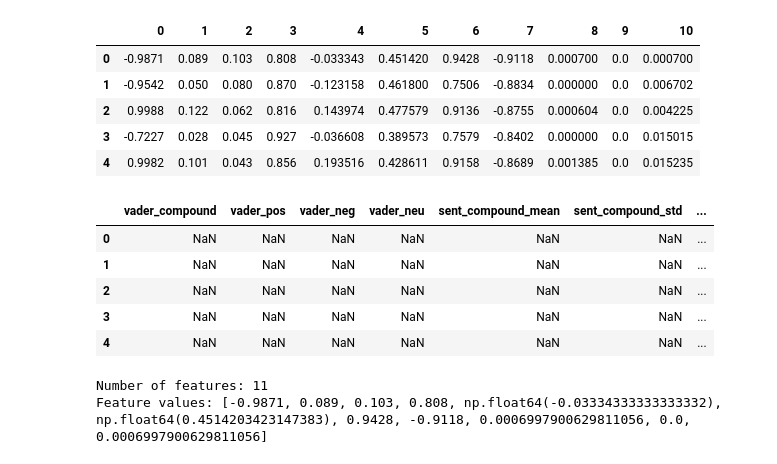
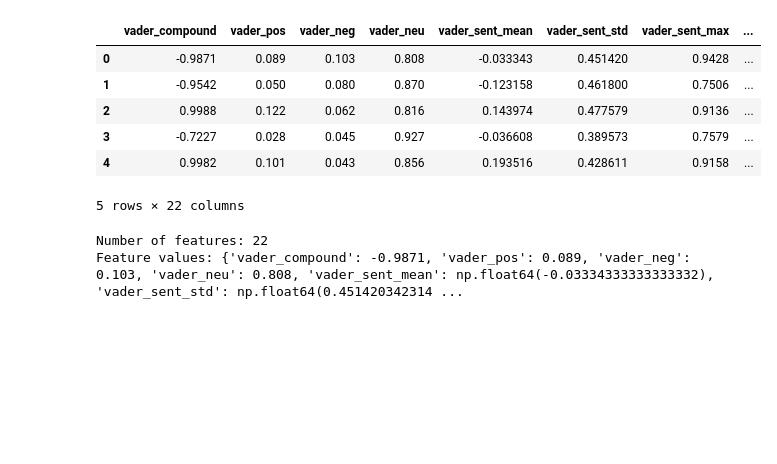
Before and after one commit to nks8566/NLP_Project, a Jupyter notebook: sentiment_model.ipynb, the cells around one changed output. Cells and saved outputs as stored; diff of their text form; code cells hidden in the pictures; blank space fills up the shorter version.

```diff
--- a/sentiment_model.ipynb
+++ b/sentiment_model.ipynb
@@ -26,7 +19,7 @@ nltk.download('punkt_tab')
 True
 # %%
-#data_dir = "/Users/sarah/Documents/SMU/NLP/Article-Bias-Prediction-main/data"
-data_dir = "C:\\Users\\nia_4\\SMU\\8sem\\nlp\\project\\data"
+data_dir = "/Users/sarah/Documents/SMU/NLP/Article-Bias-Prediction-main/data"
+#data_dir = "C:\\Users\\nia_4\\SMU\\8sem\\nlp\\project\\data"
 
 X_train, y_train = load_split(data_dir, "media", "train")
 X_val, y_val = load_split(data_dir, "media", "valid")
@@ -60,3 +37,22 @@ X_test_scaled = scaler.transform(X_test_feat)
+# %%
+from joblib import Parallel, delayed
+
+# speed up feature extraction with parallel processing
+def extract_features_batch(texts: list, n_jobs: int = -1) -> "pd.DataFrame":
+    rows = Parallel(n_jobs=n_jobs)(delayed(extract_emotionality_features)(t) for t in texts)
+    return pd.DataFrame(rows)
+# %%
+from sklearn.preprocessing import StandardScaler
+# extract features for all splits
+
+X_train_feat = extract_features_batch(X_train)
+X_val_feat   = extract_features_batch(X_val)
+X_test_feat  = extract_features_batch(X_test)
+
+scaler = StandardScaler()
+X_train_scaled = scaler.fit_transform(X_train_feat)
+X_val_scaled   = scaler.transform(X_val_feat)
+X_test_scaled  = scaler.transform(X_test_feat)
 # %%
 from sklearn.linear_model import LogisticRegression
 from sklearn.metrics import classification_report
@@ -126,29 +144,17 @@ X_test_scaled = scaler.transform(X_test_features)
 # %%
-X_train_features =pd.DataFrame(X_train_features)
-X_val_features = pd.DataFrame(X_val_features)
-X_test_features = pd.DataFrame(X_test_features)
-
-X_train_features.head()
+X_train_feat.head()
 # %% [output]
-|  | 0 | 1 | 2 | 3 | 4 | 5 | 6 | 7 | 8 | 9 | 10 |
-| 0 | -0.9871 | 0.089 | 0.103 | 0.808 | -0.033343 | 0.451420 | 0.9428 | -0.9118 | 0.000700 | 0.0 | 0.000700 |
-| 1 | -0.9542 | 0.050 | 0.080 | 0.870 | -0.123158 | 0.461800 | 0.7506 | -0.8834 | 0.000000 | 0.0 | 0.006702 |
-| 2 | 0.9988 | 0.122 | 0.062 | 0.816 | 0.143974 | 0.477579 | 0.9136 | -0.8755 | 0.000604 | 0.0 | 0.004225 |
-| 3 | -0.7227 | 0.028 | 0.045 | 0.927 | -0.036608 | 0.389573 | 0.7579 | -0.8402 | 0.000000 | 0.0 | 0.015015 |
-| 4 | 0.9982 | 0.101 | 0.043 | 0.856 | 0.193516 | 0.428611 | 0.9158 | -0.8689 | 0.001385 | 0.0 | 0.015235 |
+|  | vader_compound | vader_pos | vader_neg | vader_neu | vader_sent_mean | vader_sent_std | vader_sent_max | ... |
+| 0 | -0.9871 | 0.089 | 0.103 | 0.808 | -0.033343 | 0.451420 | 0.9428 | ... |
+| 1 | -0.9542 | 0.050 | 0.080 | 0.870 | -0.123158 | 0.461800 | 0.7506 | ... |
+| 2 | 0.9988 | 0.122 | 0.062 | 0.816 | 0.143974 | 0.477579 | 0.9136 | ... |
+| 3 | -0.7227 | 0.028 | 0.045 | 0.927 | -0.036608 | 0.389573 | 0.7579 | ... |
+| 4 | 0.9982 | 0.101 | 0.043 | 0.856 | 0.193516 | 0.428611 | 0.9158 | ... |
+5 rows × 22 columns
-# %%
-X_train_df.head()
-# %% [output]
-|  | vader_compound | vader_pos | vader_neg | vader_neu | sent_compound_mean | sent_compound_std | ... |
-| 0 | NaN | NaN | NaN | NaN | NaN | NaN | ... |
-| 1 | NaN | NaN | NaN | NaN | NaN | NaN | ... |
-| 2 | NaN | NaN | NaN | NaN | NaN | NaN | ... |
-| 3 | NaN | NaN | NaN | NaN | NaN | NaN | ... |
-| 4 | NaN | NaN | NaN | NaN | NaN | NaN | ... |
 # %%
 test_features = extract_emotionality_features(X_train[0])
 print("Number of features:", len(test_features))
 print("Feature values:", test_features)
 # %% [output]
-Number of features: 11
-Feature values: [-0.9871, 0.089, 0.103, 0.808, np.float64(-0.03334333333333332), np.float64(0.4514203423147383), 0.9428, -0.9118, 0.0006997900629811056, 0.0, 0.0006997900629811056]
+Number of features: 22
+Feature values: {'vader_compound': -0.9871, 'vader_pos': 0.089, 'vader_neg': 0.103, 'vader_neu': 0.808, 'vader_sent_mean': np.float64(-0.03334333333333332), 'vader_sent_std': np.float64(0.451420342314 ...
```
Also changed, not shown: parts of 19 cells of this notebook, 4 other files.
